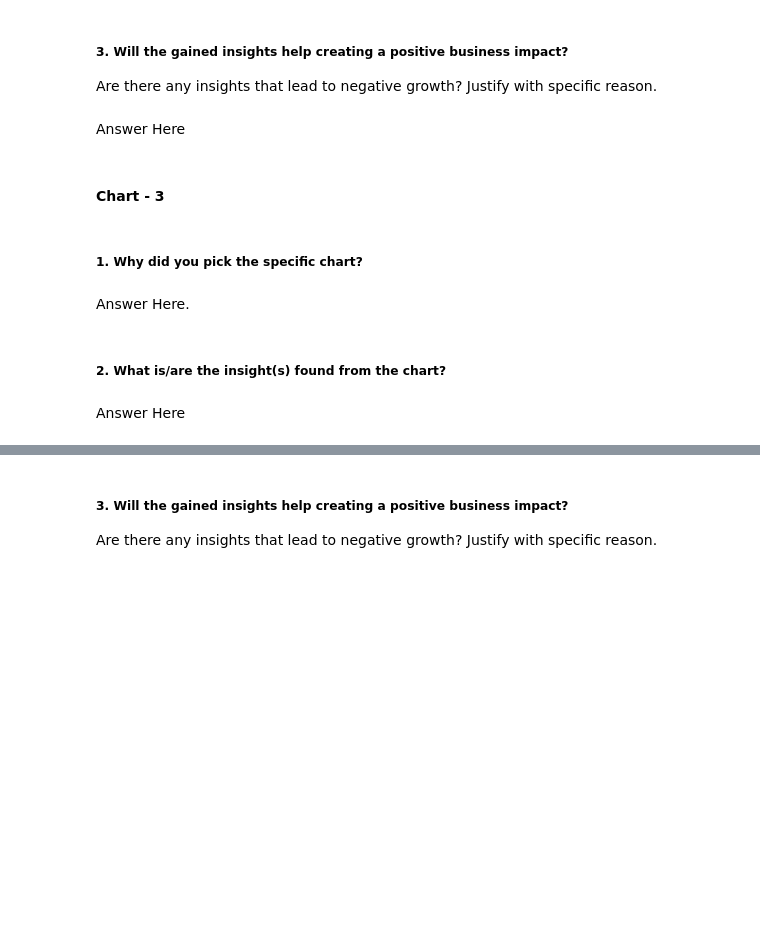
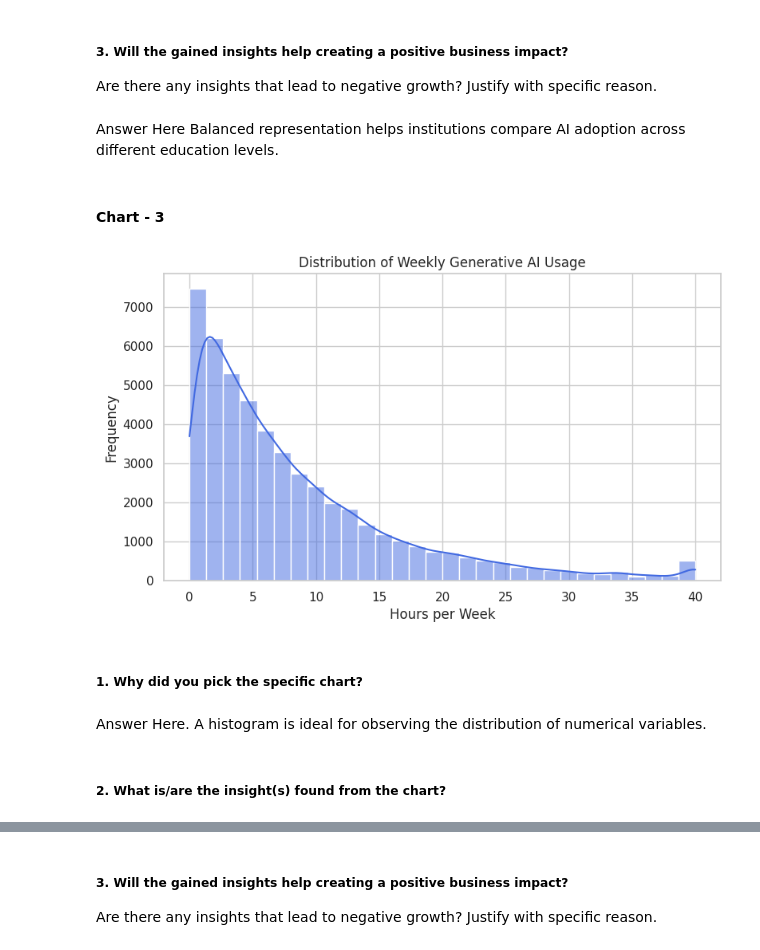
Before and after one commit to Ronak-si/AI-Student-Impact-EDA, a Jupyter notebook: Sample_EDA_Submission_Template.ipynb, the cells around one changed output, grey strips where cells are left out. Saved outputs shown, nothing was run; the diff lists cells and outputs as text; code cells hidden in the pictures; blank space fills up the shorter version.

```diff
--- a/Sample_EDA_Submission_Template.ipynb
+++ b/Sample_EDA_Submission_Template.ipynb
@@ -297,7 +506,8 @@ Answer Here
 # %% [markdown]
 ##### 3. Will the gained insights help creating a positive business impact?
 Are there any insights that lead to negative growth? Justify with specific reason.
-# %% [markdown]
-Answer Here
+# %% [markdown]
+Answer Here
+Balanced representation helps institutions compare AI adoption across different education levels.
 # %% [markdown]
 #### Chart - 3
@@ -306,8 +514,23 @@ Answer Here
+# %%
+# Chart - 3 visualization code
+plt.figure(figsize=(9,5))
+
+sns.histplot(df1['Weekly_GenAI_Hours'],
+             bins=30,
+             kde=True,
+             color='royalblue')
+
+plt.title('Distribution of Weekly Generative AI Usage')
+plt.xlabel('Hours per Week')
+plt.ylabel('Frequency')
+
+plt.show()
+# %% [output]
+[figure, added]
 # %% [markdown]
 ##### 1. Why did you pick the specific chart?
-# %% [markdown]
-Answer Here.
+# %% [markdown]
+Answer Here.
+A histogram is ideal for observing the distribution of numerical variables.
 # %% [markdown]
 ##### 2. What is/are the insight(s) found from the chart?
-# %% [markdown]
-Answer Here
```
Also changed, not shown: parts of 71 cells of this notebook.
